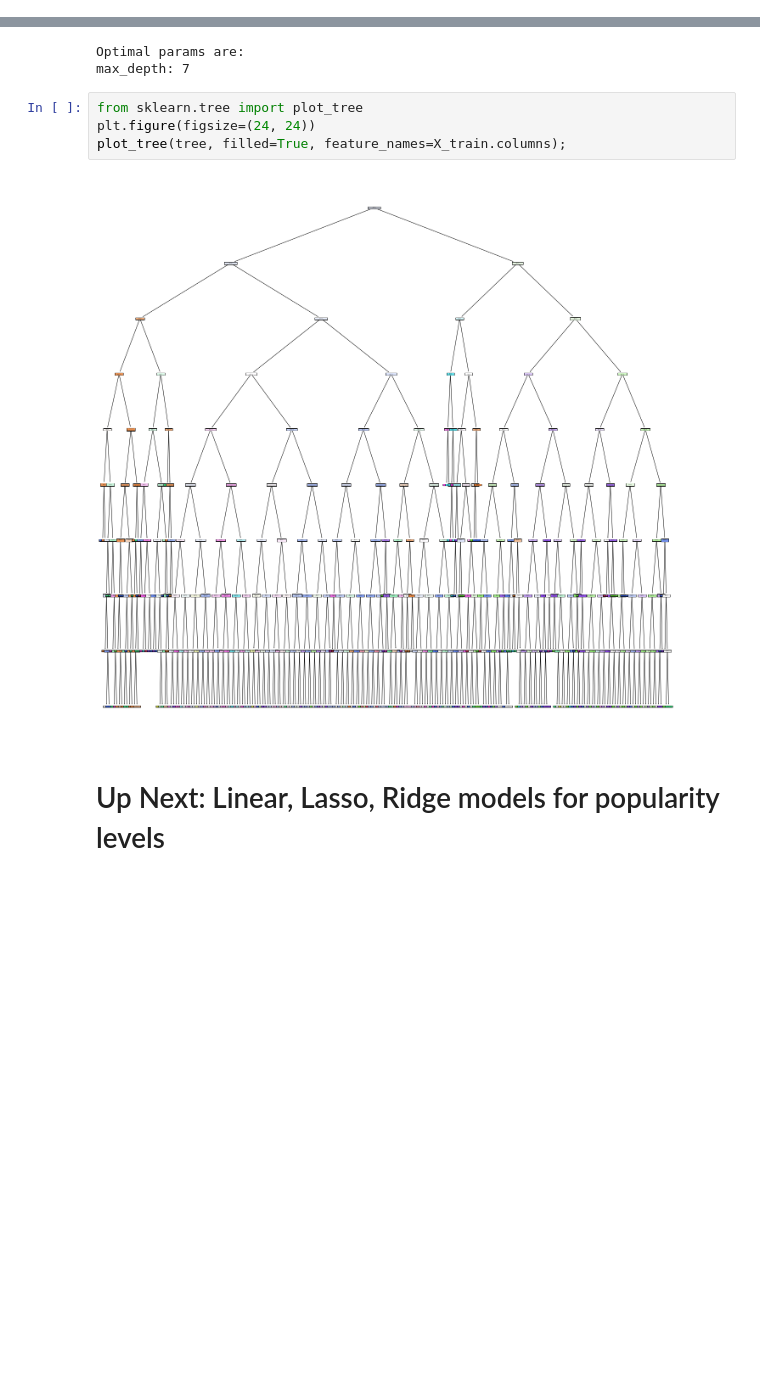
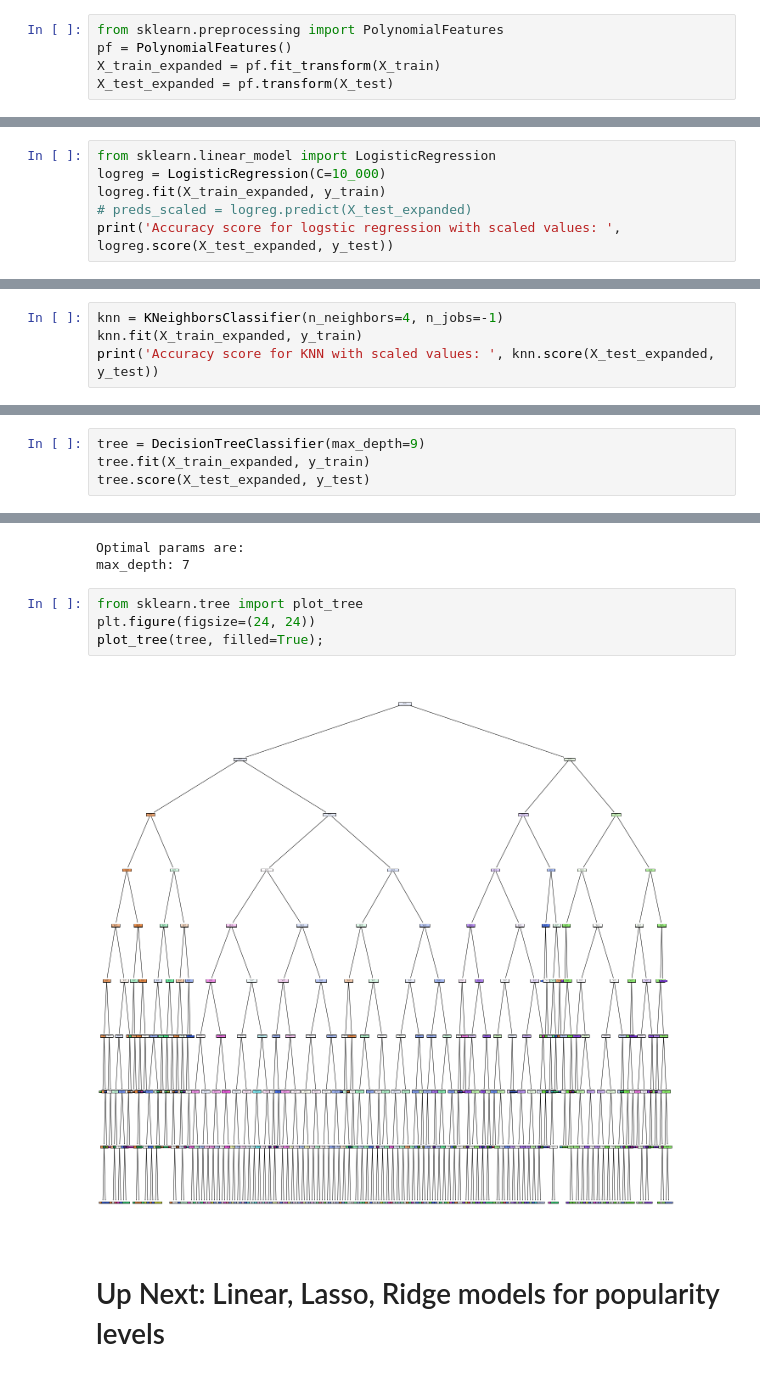
Before and after one commit to chriskeating/grammy-predictions, a Jupyter notebook: popularity.ipynb, the cells around one changed output, grey strips where cells are left out. Saved outputs shown, nothing was run; the diff lists cells and outputs as text; blank space fills up the shorter version.

Commit message:
Add Polynomial features models for KNN, LogReg, and Decision Tree'

```diff
--- a/popularity.ipynb
+++ b/popularity.ipynb
@@ -92,6 +92,11 @@ from sklearn.preprocessing import StandardScaler
 scaler = StandardScaler()
 X_train_scaled = scaler.fit_transform(X_train)
 X_test_scaled = scaler.transform(X_test)
+# %%
+from sklearn.preprocessing import PolynomialFeatures
+pf = PolynomialFeatures()
+X_train_expanded = pf.fit_transform(X_train)
+X_test_expanded = pf.transform(X_test)
 # %% [markdown]
 ## Dummy (Baseline)
 # %%
@@ -208,0 +216,6 @@ Soul - 322
+# %%
+from sklearn.linear_model import LogisticRegression
+logreg = LogisticRegression(C=10_000)
+logreg.fit(X_train_expanded, y_train)
+# preds_scaled = logreg.predict(X_test_expanded)
+print('Accuracy score for logstic regression with scaled values: ', logreg.score(X_test_expanded, y_test))
@@ -247,0 +265,4 @@ Accuracy score for KNN with scaled values:  0.43895966029723993
+# %%
+knn = KNeighborsClassifier(n_neighbors=4, n_jobs=-1)
+knn.fit(X_train_expanded, y_train)
+print('Accuracy score for KNN with scaled values: ', knn.score(X_test_expanded, y_test))
@@ -287,0 +313,4 @@ tree.score(X_test_scaled, y_test)
+# %%
+tree = DecisionTreeClassifier(max_depth=9)
+tree.fit(X_train_expanded, y_train)
+tree.score(X_test_expanded, y_test)
@@ -307,9 +338,9 @@ max_depth: 7
 # %%
 from sklearn.tree import plot_tree
 plt.figure(figsize=(24, 24))
-plot_tree(tree, filled=True, feature_names=X_train.columns);
+plot_tree(tree, filled=True);
 # %% [output]
-[figure, old version]
+[figure, new version]
 # %% [markdown]
 # Up Next: Linear, Lasso, Ridge models for popularity levels
 # %% [markdown]
```
Also changed, not shown: parts of 12 cells of this notebook.
